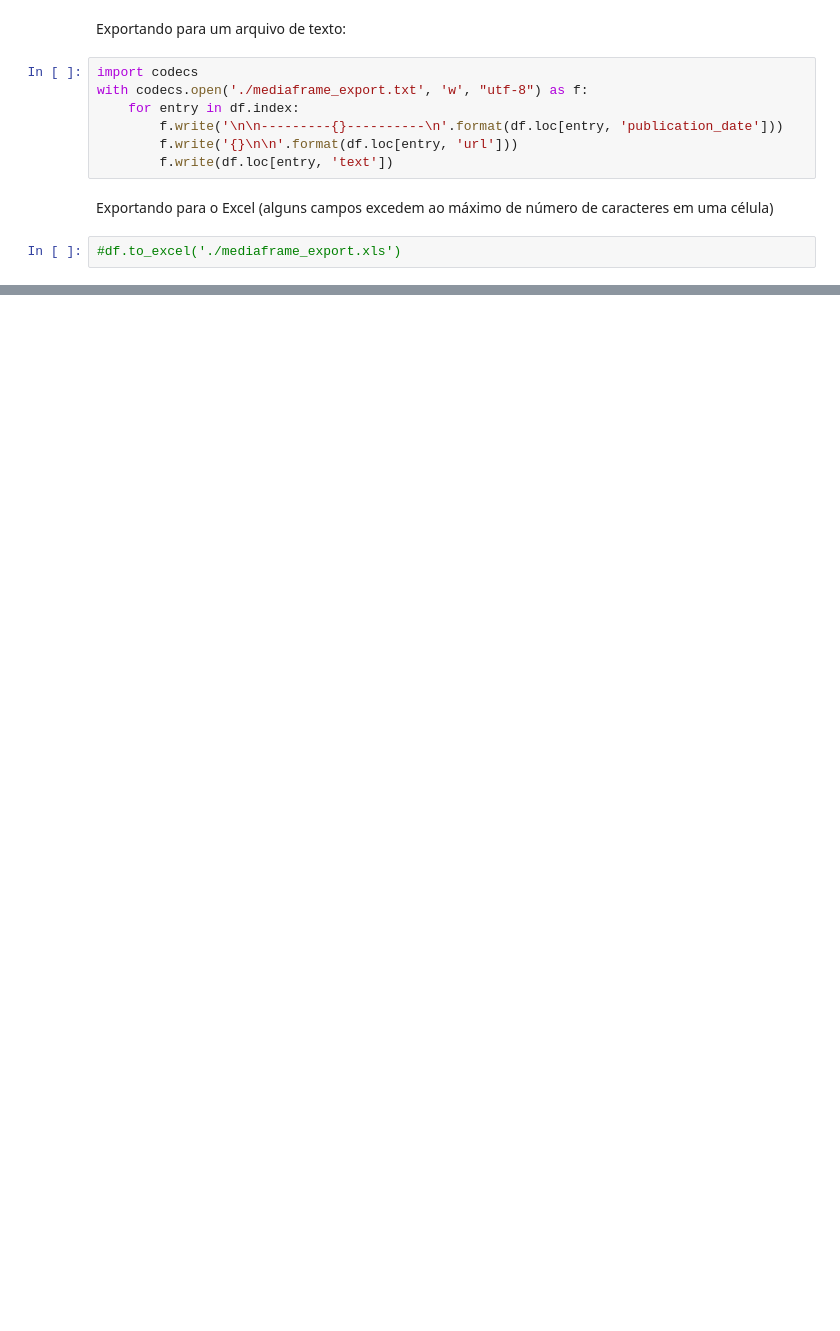
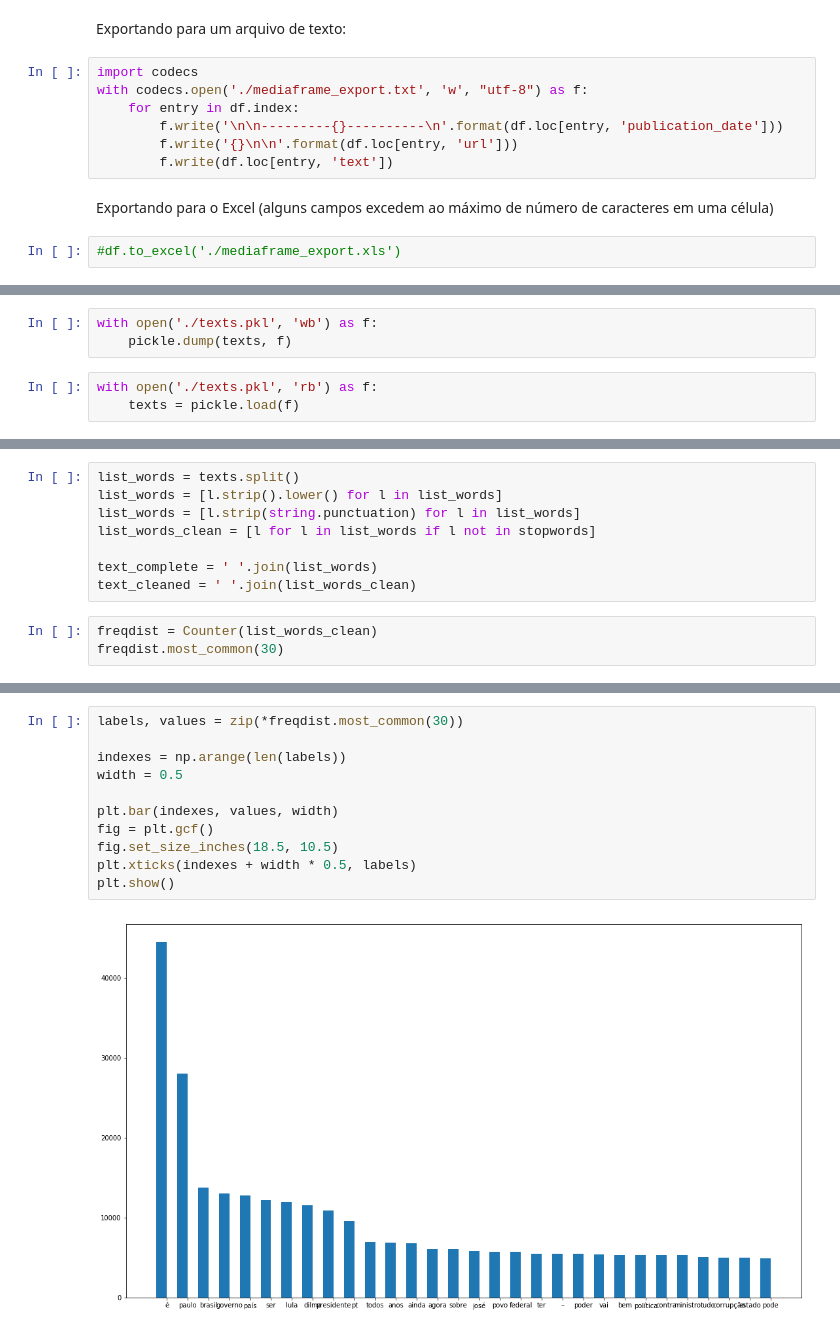
Before and after one commit to rsouza/MediaFrame_Papers, a Jupyter notebook: media_frame.ipynb, the cells around one changed output, grey strips where cells are left out. Saved outputs shown, nothing was run; the diff lists cells and outputs as text; blank space fills up the shorter version.

```diff
--- a/media_frame.ipynb
+++ b/media_frame.ipynb
@@ -124,0 +157,6 @@ Exportando para o Excel (alguns campos excedem ao máximo de número de caracter
+# %%
+with open('./texts.pkl', 'wb') as f:
+    pickle.dump(texts, f)
+# %%
+with open('./texts.pkl', 'rb') as f:
+    texts = pickle.load(f)
@@ -124,0 +168,11 @@ Exportando para o Excel (alguns campos excedem ao máximo de número de caracter
+# %%
+list_words = texts.split()
+list_words = [l.strip().lower() for l in list_words]
+list_words = [l.strip(string.punctuation) for l in list_words]
+list_words_clean = [l for l in list_words if l not in stopwords]
+
+text_complete = ' '.join(list_words)
+text_cleaned = ' '.join(list_words_clean)
+# %%
+freqdist = Counter(list_words_clean)
+freqdist.most_common(30)
@@ -124,0 +197,13 @@ Exportando para o Excel (alguns campos excedem ao máximo de número de caracter
+# %%
+labels, values = zip(*freqdist.most_common(30))
+
+indexes = np.arange(len(labels))
+width = 0.5
+
+plt.bar(indexes, values, width)
+fig = plt.gcf()
+fig.set_size_inches(18.5, 10.5)
+plt.xticks(indexes + width * 0.5, labels)
+plt.show()
+# %% [output]
+[figure, added]
```
Also changed, not shown: parts of 54 cells of this notebook.
